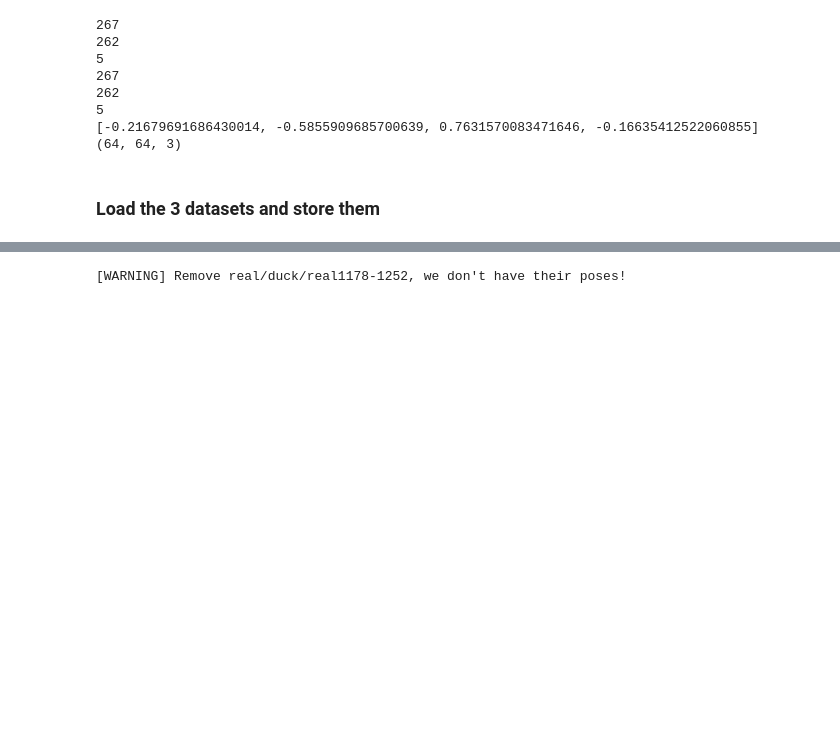
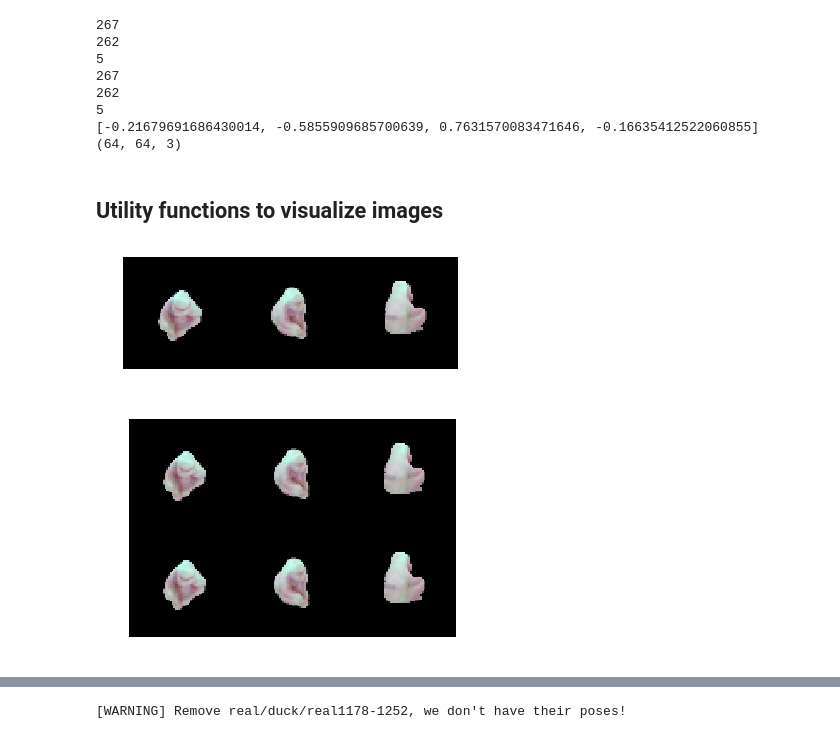
Before and after one commit to Zhuyue0324/TDCV, a Jupyter notebook: ex3/TDCVex3.ipynb, the cells around one changed output, grey strips where cells are left out. Cells and saved outputs as stored; diff of their text form; code cells hidden in the pictures; blank space fills up the shorter version.

Commit message:
Image visualization added

```diff
--- a/ex3/TDCVex3.ipynb
+++ b/ex3/TDCVex3.ipynb
@@ -84,5 +78,40 @@ for i in range(1): # just to avoid creating useless global variables
 5
 [-0.21679691686430014, -0.5855909685700639, 0.7631570083471646, -0.16635412522060855]
 (64, 64, 3)
-# %% [markdown]
-### Load the 3 datasets and store them
+# %% [markdown]
+## Utility functions to visualize images
+# %%
+def to_visible(image):
+    # puts image back in [0;1], so that we can visualize it
+    mn = np.min(image)
+    wd = np.max(image) - mn
+
+    return (image - mn)/wd
+
+def concatenate(images, indices):
+    if len(np.shape(indices)) == 1:
+        # concatenate samples from images with indices in 1D indices into one line
+        res = to_visible(images[indices[0]])
+        for index in indices[1:]:
+            res = np.concatenate((res, to_visible(images[index])), axis=1)
+        return res
+    else:
+        # reduce one dimension
+        res = concatenate(images, indices[0])
+        for index_array in indices[1:]:
+            res = np.concatenate((res, concatenate(images, index_array)), axis=0)
+        return res
+
+def visualize(images, indices, save_path=""):
+    fig = plt.figure()
+    plt.imshow(concatenate(images, indices))
+    plt.axis('off')
+    if len(save_path) > 0:
+        plt.savefig(save_path, pad_inches=0) # TODO there is still some white remaining in the result
+    plt.show()
+# %%
+visualize(S_DB.images, [1,2,3])
+visualize(S_DB.images, [[1,2,3],[1,2,3]], props.DATA_PREP + "test.png")
+# %% [output]
+[figure, added]
+[figure, added]
```
Also changed, not shown: parts of 6 cells of this notebook.
